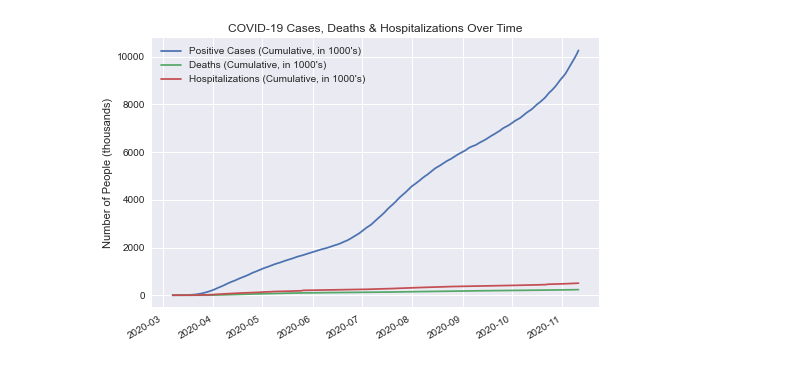
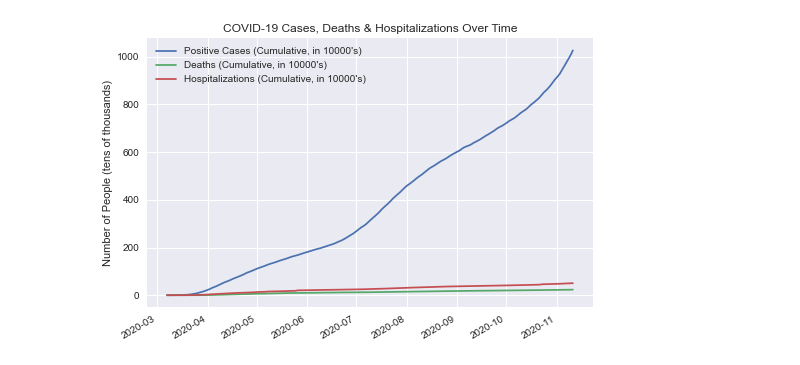
Before and after one commit to edubu2/COVID-19, a Jupyter notebook: api-explore.ipynb, the cells around one changed output. Cells and saved outputs as stored; diff of their text form; code cells hidden in the pictures.

```diff
--- a/api-explore.ipynb
+++ b/api-explore.ipynb
@@ -17,21 +19,17 @@ The below cell generates a Pandas DataFrame object, which contains all of our da
 # %%
-# GET json data from API
+# GET json data from API using Python requests module
 response = requests.get("https://api.covidtracking.com/v1/us/daily.json")
 data_json = response.content
 
-# pull into Pandas DataFrame
+# pull json data into Pandas DataFrame, update date format & use date as index column
 usa_covid_daily_df = pd.read_json(data_json)
-
-# update date format
-date_format = '%Y%m%d' # gathered from python datetime documentation
-usa_covid_daily_df['date'] = pd.to_datetime(usa_covid_daily_df['date'], format=date_format).dt.date
-
-# set date as index column
+date_format = '%Y%m%d'
+usa_covid_daily_df['date'] = pd.to_datetime(usa_covid_daily_df['date'], format=date_format)
 usa_covid_daily_df.set_index('date', inplace=True)
 
 # Drop columns marked as "Deprecated" by the source.
-usa_deprecated_columns = ['lastModified', 'total', 'dateChecked', 'hospitalized', 'posNeg', 'hash']
-usa_covid_daily_df.drop(columns=usa_deprecated_columns, inplace=True)
+depr_columns = ['lastModified', 'total', 'dateChecked', 'hospitalized', 'posNeg', 'hash']
+usa_covid_daily_df.drop(columns=depr_columns, inplace=True)
 
 # Delete dates where the num. states reporting < 50 (last date with < 50 states reporting was March 6, 2020)
 filt = (usa_covid_daily_df['states'] < 50)
@@ -39,12 +37,12 @@ usa_covid_daily_df = usa_covid_daily_df.drop(index=usa_covid_daily_df[filt].inde
 
 # Print to Excel with filename equal to latest date contained in dataset
 # get latest date in DF
-latest_date = str(max(usa_covid_daily_df.index.values))
-filname = "csv_extracts/usa_historical/usa_covid_daily_{}.csv".format(latest_date)
-usa_covid_daily_df.to_csv('csv_extracts/usa_historical/usa_covid_daily_2020-11-11.csv')
+# latest_date = str(max(usa_covid_daily_df.index.values))
+# filname = "csv_extracts/usa_historical/usa_covid_daily_{}.csv".format(latest_date)
+# usa_covid_daily_df.to_csv('csv_extracts/usa_historical/usa_covid_daily_2020-11-11.csv')
 
 # view df
-usa_covid_daily_df.head(5)
+usa_covid_daily_df.loc['2020-03']
 # %% [output]
 |  | states | positive | negative | pending | hospitalizedCurrently | hospitalizedCumulative | inIcuCurrently | ... |
 | date |  |  |  |  |  |  |  | ... |
@@ -56,22 +65,22 @@ usa_covid_daily_df.head(5)
 # %%
-plt.style.use('seaborn')
+plt.style.use('seaborn') # define general style of chart
 
-# pull data and reduce into 1000's
+# pull data and reduce into 10,000's
 dates = list(usa_covid_daily_df.index.values)
-positive_thousands = np.array(usa_covid_daily_df['positive']) / 1000
-deaths_thousands = np.array(usa_covid_daily_df['death']) / 1000
-hosp_thousands = np.array(usa_covid_daily_df['hospitalizedCumulative']) / 1000
+positive_thousands = np.array(usa_covid_daily_df['positive']) / 10000
+deaths_thousands = np.array(usa_covid_daily_df['death']) / 10000
+hosp_thousands = np.array(usa_covid_daily_df['hospitalizedCumulative']) / 10000
 
 # add data to plot
-plt.plot(dates, positive_thousands, label="Positive Cases (Cumulative, in 1000's)")
-plt.plot(dates, deaths_thousands, label="Deaths (Cumulative, in 1000's)")
-plt.plot(dates, hosp_thousands, label="Hospitalizations (Cumulative, in 1000's)")
+plt.plot(dates, positive_thousands, label="Positive Cases (Cumulative, in 10000's)")
+plt.plot(dates, deaths_thousands, label="Deaths (Cumulative, in 10000's)")
+plt.plot(dates, hosp_thousands, label="Hospitalizations (Cumulative, in 10000's)")
 
 # Format plot
 plt.legend()
 plt.title('COVID-19 Cases, Deaths & Hospitalizations Over Time')
-plt.ylabel('Number of People (thousands)')
+plt.ylabel('Number of People (tens of thousands)')
 figure = plt.gcf() # get current figure
 figure.autofmt_xdate() # autoformat the figure's dates to be more readable
 # %% [output]
-[figure, old version]
+[figure, new version]
```
Also changed, not shown: parts of 15 cells of this notebook.
